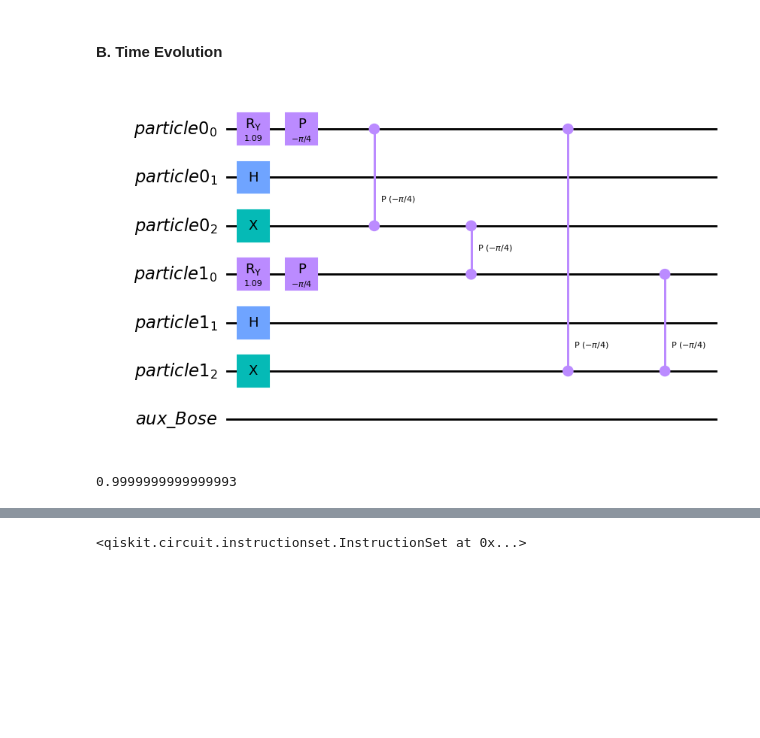
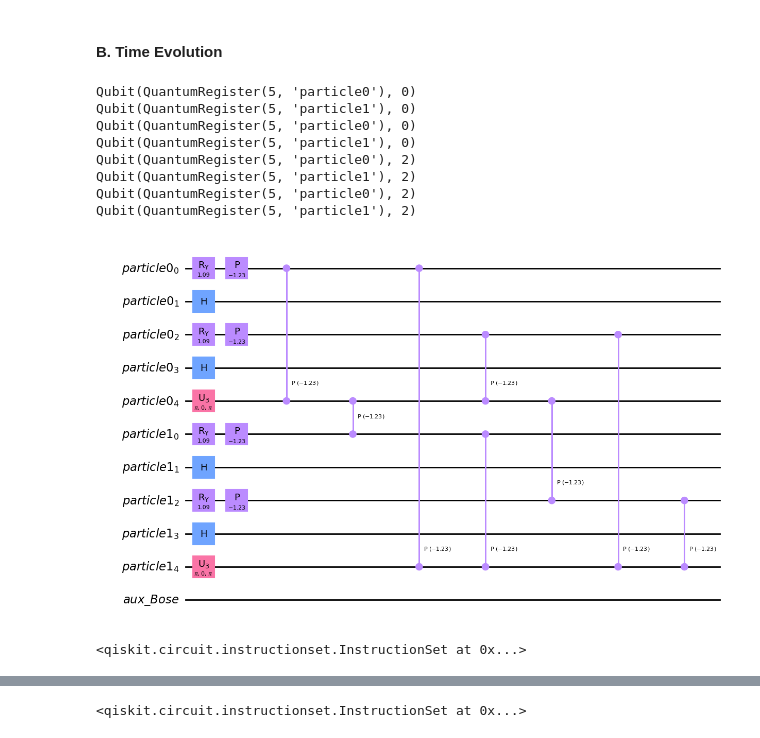
Before and after one commit to UTokyo-ICEPP/single-particle-qft, a Jupyter notebook: qsp/qc_single_particle.ipynb, the cells around one changed output, grey strips where cells are left out. Drawn from its saved outputs; the diff is of its cells as text; code cells hidden in the pictures; blank space fills up the shorter version.

```diff
--- a/qsp/qc_single_particle.ipynb
+++ b/qsp/qc_single_particle.ipynb
@@ -586,5 +530,61 @@ def sPhi(M, delta, particle_regs, a_s, m):
     s_gate = s_circuit.to_gate()
     return s_gate
+# %%
+# improved version
+# you can check the motion of wave packets
+# time evolution scheme
+n = 2
+M = 2
+N_abs = 1
+N = N_abs + 2
+d = 2
+a_s = 1
+m = 0
+circuit, particle_regs, anc_reg_symm, anc_reg_sym_marker, particle_1D_list = init(M, N_abs, d, n)
+
+# delta_t = np.pi/3 * 4
+delta_t = 1
+pos_trans_mat = np.zeros((n, d))
+pos_trans_mat[0][0] = 8 # 第0量子レジスタの第0次元に存在する粒子をhogehogeマス移動
+mom_trans_mat = np.zeros((n, d))
+mom_trans_mat[0][0] = 2 # 第0量子レジスタの第0次元に存在する粒子の運動量の中心をhogehogeマス移動
+
+## localize wave packets
+## Gaussian wave packet
+for ireg in range(n):
+    for idim in range(d):
+        wave_packet_gate = wavePacket(particle_regs[ireg][idim * d:(idim + 1) * d])
+        wave_packet_gate.name = f'{ireg}th wave packet'
+        circuit.append(wave_packet_gate, qargs=particle_regs[ireg][idim * d:(idim + 1) * d])
+    circuit.x(particle_regs[ireg][N_abs * d+ d])
+
+# operate Sphi gate to evolve time
+s_gate = sPhi(M, delta_t, particle_regs, a_s, m)
+s_gate.name = 'Sphi gate'
+circuit.append(s_gate, qargs=particle_1D_list)
+
+# ## you can check the motion of the wave packet
+# # change basis
+# for ireg in range(n):
+#     basis_change_gate = changeBasis(particle_regs[ireg])
+#     basis_change_gate.name = 'change basis'
+#     circuit.append(basis_change_gate, qargs=particle_regs[ireg][:])
+# # QFT
+# qft_gate = qFT(len(particle_regs[0][:N-1]))
+# qft_gate.name = 'QFT'
+# circuit.append(qft_gate, qargs=particle_regs[0][:N-1])
+
+circuit.decompose().draw('mpl')
+# %% [output]
+Qubit(QuantumRegister(5, 'particle0'), 0)
+Qubit(QuantumRegister(5, 'particle1'), 0)
+Qubit(QuantumRegister(5, 'particle0'), 0)
+Qubit(QuantumRegister(5, 'particle1'), 0)
+Qubit(QuantumRegister(5, 'particle0'), 2)
+Qubit(QuantumRegister(5, 'particle1'), 2)
+Qubit(QuantumRegister(5, 'particle0'), 2)
+Qubit(QuantumRegister(5, 'particle1'), 2)
+[figure, added]
 # %%
 # improved version
 # you can check the motion of wave packets
@@ -593,6 +593,7 @@ n = 2
 M = 2
 N_abs = 1
 N = N_abs + 2
+d = 2
 a_s = 1
 m = 0
 circuit, particle_regs, anc_reg_symm, anc_reg_sym_marker, particle_1D_list = init(M, N_abs, d, n)
@@ -605,11 +606,13 @@ mom_trans_mat = np.zeros((n, d))
 mom_trans_mat[0][0] = 2 # 第0量子レジスタの第0次元に存在する粒子の運動量の中心をhogehogeマス移動
 
 ## localize wave packets
+## Gaussian wave packet
 for ireg in range(n):
-    # gauss_gate = preWavePacket(particle_regs[ireg])
-    wave_packet_gate = wavePacket(particle_regs[ireg])
-    wave_packet_gate.name = f'{ireg}th wave packet'
-    circuit.append(wave_packet_gate, qargs=particle_regs[ireg][:])
+    for idim in range(d):
+        wave_packet_gate = wavePacket(particle_regs[ireg][idim * d:(idim + 1) * d])
+        wave_packet_gate.name = f'{ireg}th wave packet'
+        circuit.append(wave_packet_gate, qargs=particle_regs[ireg][idim * d:(idim + 1) * d])
+    circuit.x(particle_regs[ireg][N_abs * d+ d])
 
 # # # circuit.x(particle_regs[0][0])
 # # circuit.x(particle_regs[0][1])
@@ -673,10 +676,6 @@ circuit.append(s_gate, qargs=particle_1D_list)
 # qft_gate.name = 'QFT'
 # circuit.append(qft_gate, qargs=particle_regs[0][:N-1])
 
-circuit.decompose().draw('mpl')
+# circuit.decompose().draw('mpl')
 # %% [output]
-[figure, removed]
+<qiskit.circuit.instructionset.InstructionSet at 0x...>
-# %%
-checkFidelity(circuit)
-# %% [output]
-0.9999999999999993
```
Also changed, not shown: parts of 30 cells of this notebook, 3 other files.
